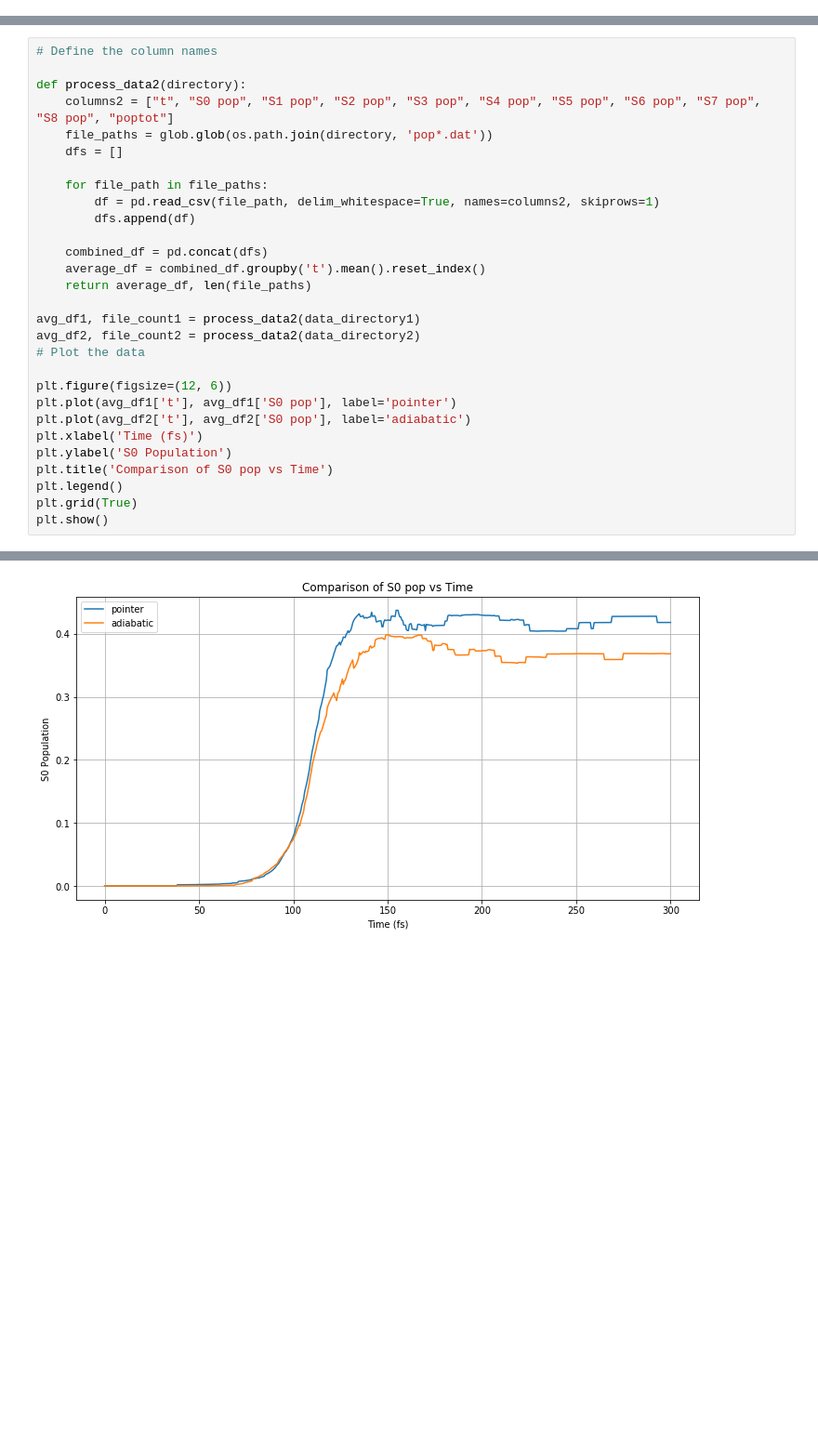
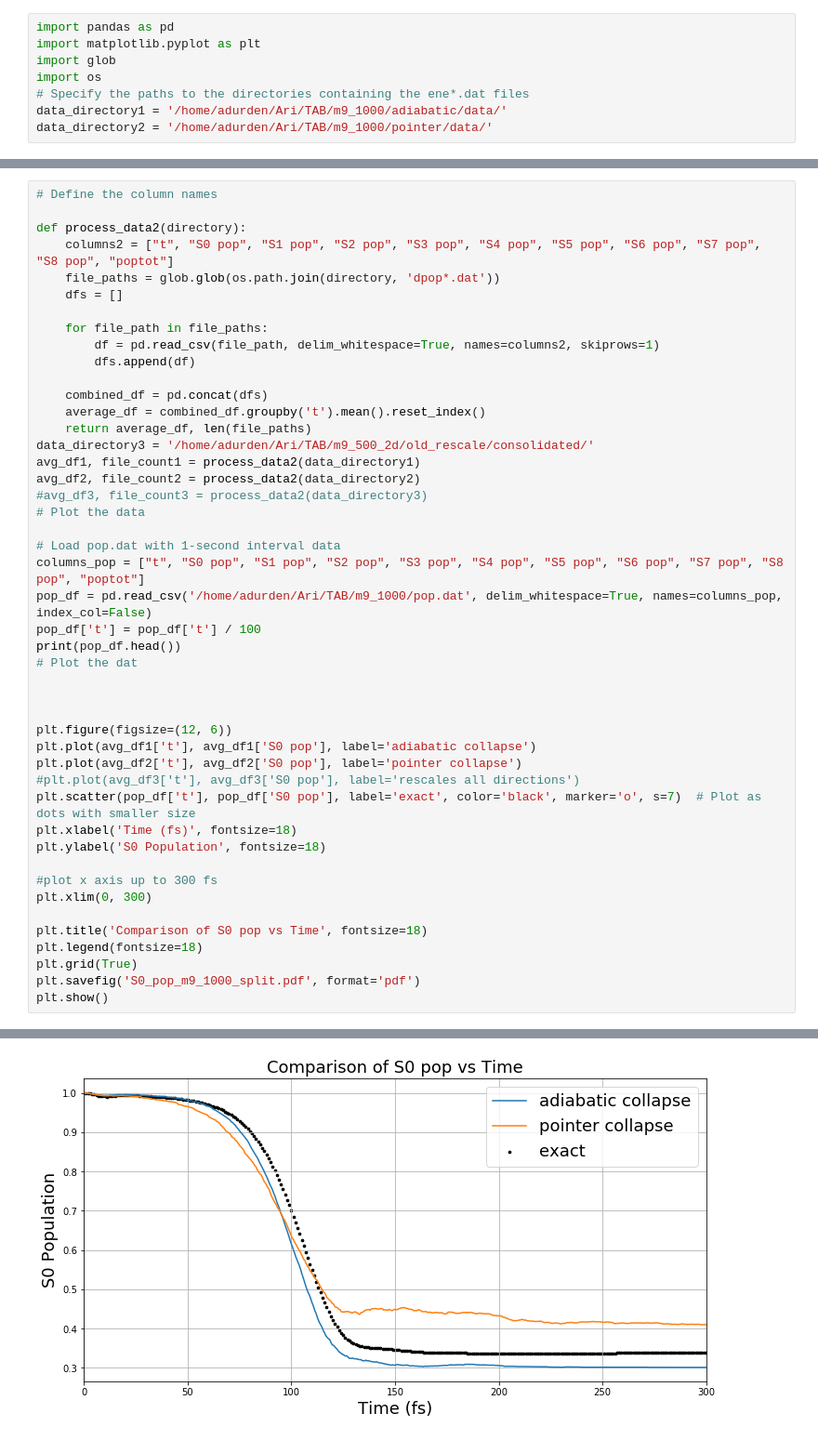
Before and after one commit to blevine37/tab-model, a Jupyter notebook: analysis.ipynb, the cells around one changed output, grey strips where cells are left out. Shown: that part at 93% size. Saved outputs shown, nothing was run; the diff lists cells and outputs as text; blank space fills up the shorter version.

```diff
--- a/analysis.ipynb
+++ b/analysis.ipynb
@@ -1 +1,9 @@
+# %%
+import pandas as pd
+import matplotlib.pyplot as plt
+import glob
+import os
+# Specify the paths to the directories containing the ene*.dat files
+data_directory1 = '/home/adurden/Ari/TAB/m9_1000/adiabatic/data/'
+data_directory2 = '/home/adurden/Ari/TAB/m9_1000/pointer/data/'
 # %%
@@ -60,7 +65,7 @@ Average entropy at end (Dataset 2): 8.197066912500003e-05
 
 def process_data2(directory):
     columns2 = ["t", "S0 pop", "S1 pop", "S2 pop", "S3 pop", "S4 pop", "S5 pop", "S6 pop", "S7 pop", "S8 pop", "poptot"]
-    file_paths = glob.glob(os.path.join(directory, 'pop*.dat'))
+    file_paths = glob.glob(os.path.join(directory, 'dpop*.dat'))
     dfs = []
 
     for file_path in file_paths:
@@ -70,18 +75,35 @@ def process_data2(directory):
     combined_df = pd.concat(dfs)
     average_df = combined_df.groupby('t').mean().reset_index()
     return average_df, len(file_paths)
-
+data_directory3 = '/home/adurden/Ari/TAB/m9_500_2d/old_rescale/consolidated/'
 avg_df1, file_count1 = process_data2(data_directory1)
 avg_df2, file_count2 = process_data2(data_directory2)
+#avg_df3, file_count3 = process_data2(data_directory3)
 # Plot the data
 
+# Load pop.dat with 1-second interval data
+columns_pop = ["t", "S0 pop", "S1 pop", "S2 pop", "S3 pop", "S4 pop", "S5 pop", "S6 pop", "S7 pop", "S8 pop", "poptot"]
+pop_df = pd.read_csv('/home/adurden/Ari/TAB/m9_1000/pop.dat', delim_whitespace=True, names=columns_pop, index_col=False)
+pop_df['t'] = pop_df['t'] / 100
+print(pop_df.head())
+# Plot the dat
+
+
+
 plt.figure(figsize=(12, 6))
-plt.plot(avg_df1['t'], avg_df1['S0 pop'], label='pointer')
-plt.plot(avg_df2['t'], avg_df2['S0 pop'], label='adiabatic')
-plt.xlabel('Time (fs)')
-plt.ylabel('S0 Population')
-plt.title('Comparison of S0 pop vs Time')
-plt.legend()
+plt.plot(avg_df1['t'], avg_df1['S0 pop'], label='adiabatic collapse')
+plt.plot(avg_df2['t'], avg_df2['S0 pop'], label='pointer collapse')
+#plt.plot(avg_df3['t'], avg_df3['S0 pop'], label='rescales all directions')
+plt.scatter(pop_df['t'], pop_df['S0 pop'], label='exact', color='black', marker='o', s=7)  # Plot as dots with smaller size
+plt.xlabel('Time (fs)', fontsize=18)
+plt.ylabel('S0 Population', fontsize=18)
+
+#plot x axis up to 300 fs
+plt.xlim(0, 300)
+
+plt.title('Comparison of S0 pop vs Time', fontsize=18)
+plt.legend(fontsize=18)
 plt.grid(True)
+plt.savefig('S0_pop_m9_1000_split.pdf', format='pdf')
 plt.show()
 # %% [output]
@@ -88 +123 @@ plt.show()
-[figure, old version]
+[figure, new version]
```
Also changed, not shown: parts of 2 cells of this notebook, 9 other files.
